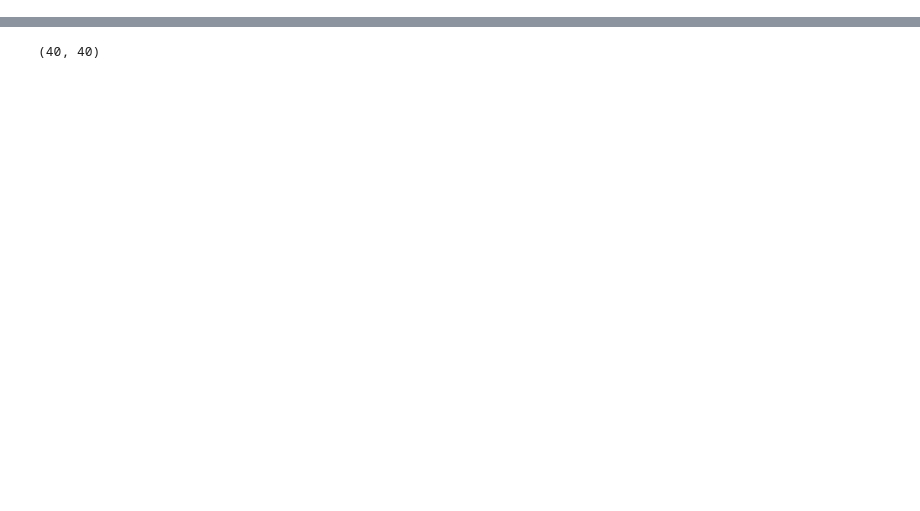
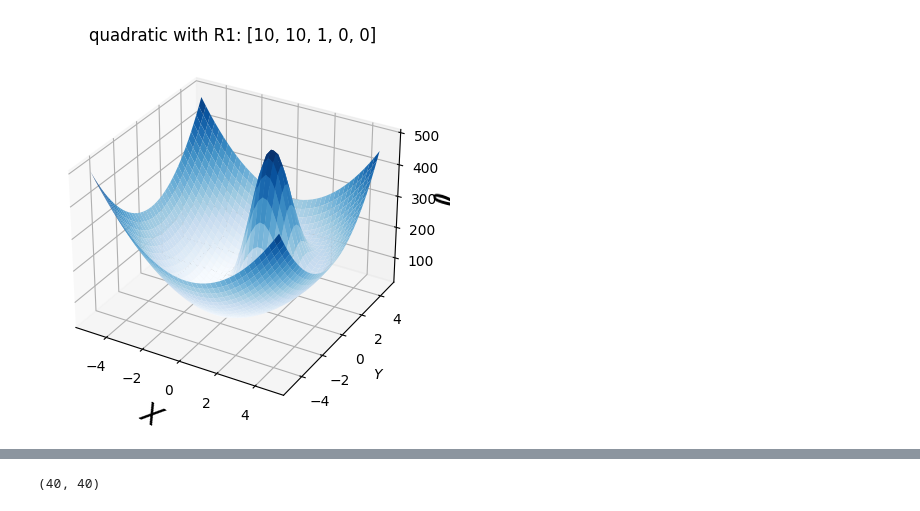
Before and after one commit to huyhoang251296/rcognita-edu-x, a Jupyter notebook: obstacle_plan.ipynb, the cells around one changed output, grey strips where cells are left out. Saved outputs shown, nothing was run; the diff lists cells and outputs as text; code cells hidden in the pictures; blank space fills up the shorter version.

```diff
--- a/obstacle_plan.ipynb
+++ b/obstacle_plan.ipynb
@@ -39,0 +79,4 @@ plt.show()
+# %%
+plot_3d_potential_map("quad", [10, 10, 1, 0 ,0], obstacle_gain=3000)
+# %% [output]
+[figure, added]
```
Also changed, not shown: parts of 6 cells of this notebook.
